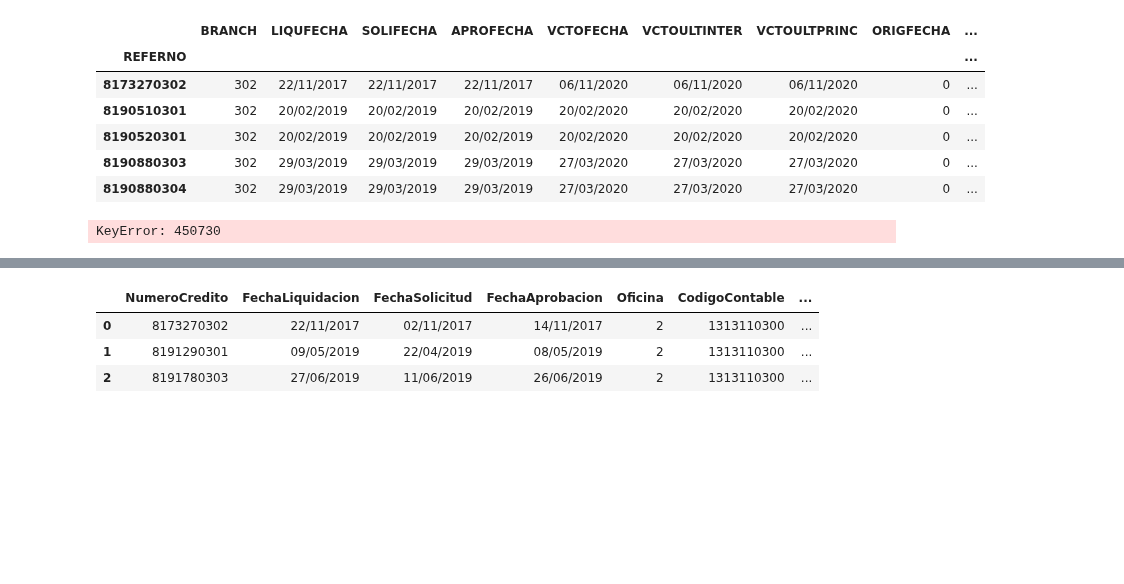
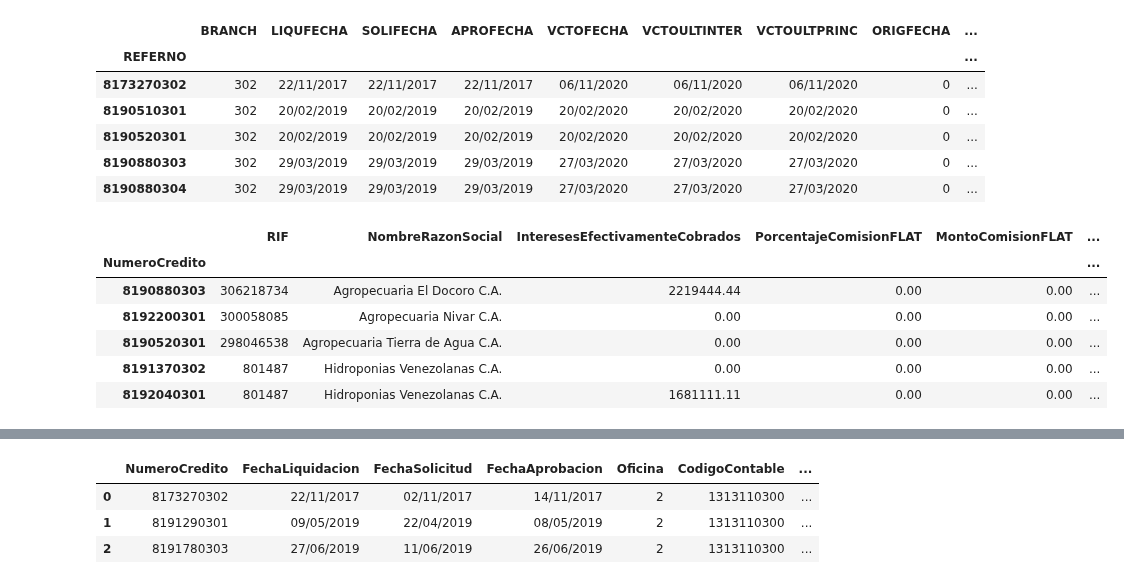
Before and after one commit to BAXTOR95/at-lrr, a Jupyter notebook: backend/app/jupyter_notebooks/AT04.ipynb, the cells around one changed output, grey strips where cells are left out. Cells and saved outputs as stored; diff of their text form; code cells hidden in the pictures; blank space fills up the shorter version.

```diff
--- a/backend/app/jupyter_notebooks/AT04.ipynb
+++ b/backend/app/jupyter_notebooks/AT04.ipynb
@@ -599,9 +612,13 @@ at04cre_df.set_index('REFERNO').head(5)
 | 8190520301 | 302 | 20/02/2019 | 20/02/2019 | 20/02/2019 | 20/02/2020 | 20/02/2020 | 20/02/2020 | 0 | ... |
 | 8190880303 | 302 | 29/03/2019 | 29/03/2019 | 29/03/2019 | 27/03/2020 | 27/03/2020 | 27/03/2020 | 0 | ... |
 | 8190880304 | 302 | 29/03/2019 | 29/03/2019 | 29/03/2019 | 27/03/2020 | 27/03/2020 | 27/03/2020 | 0 | ... |
-# %%
-sep = ' '
-at04cre_df['ADDRESS'] = at04cre_df['ADDRESS3'] + sep + at04cre_df['ADDRESS4'] + sep + at04cre_df['ADDRESS5'].astype(str) + sep + at04cre_df['ADDRESS6']
-at04cre_df.set_index('REFERNO').at[450730, 'ADDRESS']
-# %% [output]
-KeyError: 450730
+# %%
+gicg_df.set_index('NumeroCredito').head(5)
+# %% [output]
+|  | RIF | NombreRazonSocial | InteresesEfectivamenteCobrados | PorcentajeComisionFLAT | MontoComisionFLAT | ... |
+| NumeroCredito |  |  |  |  |  | ... |
+| 8190880303 | 306218734 | Agropecuaria El Docoro C.A. | 2219444.44 | 0.00 | 0.00 | ... |
+| 8192200301 | 300058085 | Agropecuaria Nivar C.A. | 0.00 | 0.00 | 0.00 | ... |
+| 8190520301 | 298046538 | Agropecuaria Tierra de Agua C.A. | 0.00 | 0.00 | 0.00 | ... |
+| 8191370302 | 801487 | Hidroponias Venezolanas C.A. | 0.00 | 0.00 | 0.00 | ... |
+| 8192040301 | 801487 | Hidroponias Venezolanas C.A. | 1681111.11 | 0.00 | 0.00 | ... |
```
Also changed, not shown: parts of 9 cells of this notebook, 1 other file.
